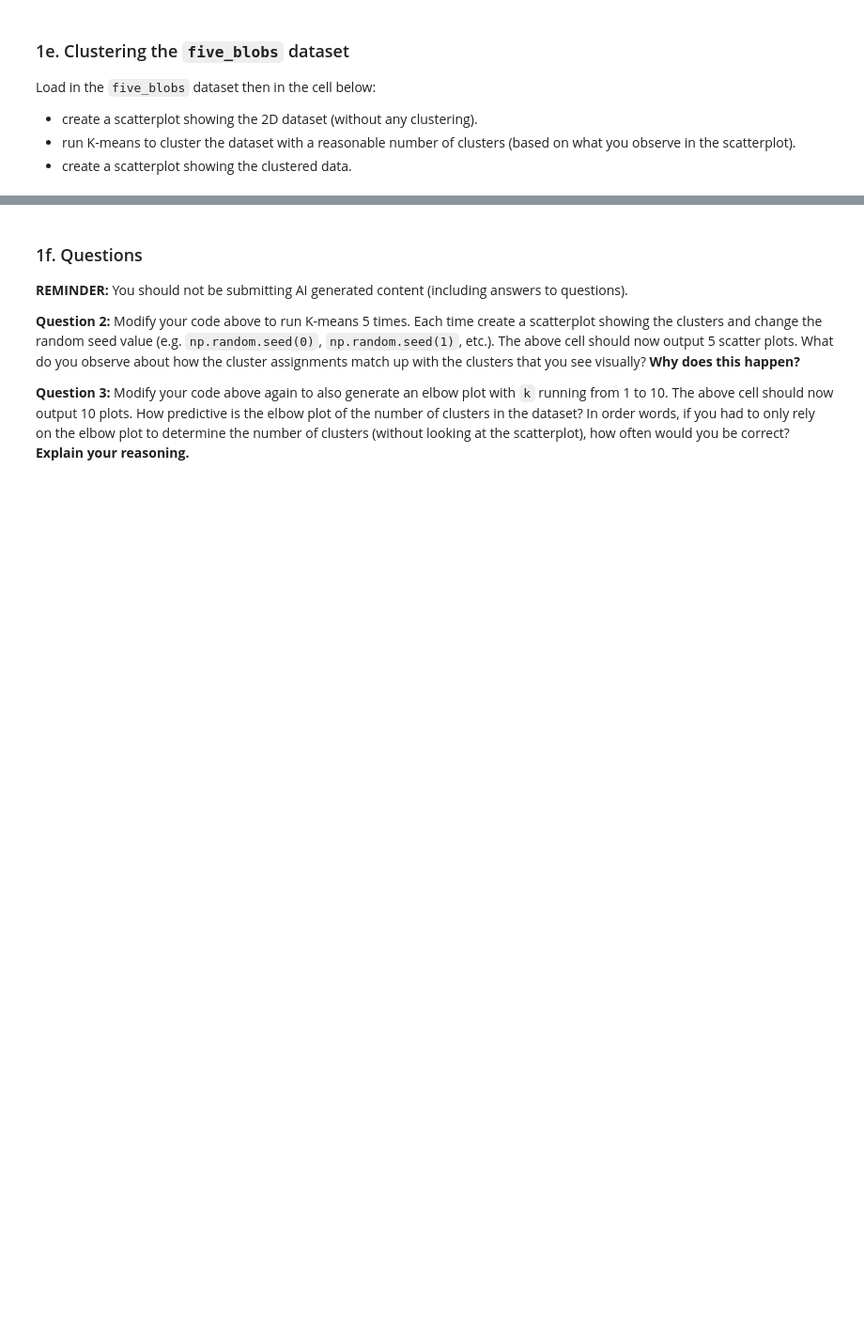
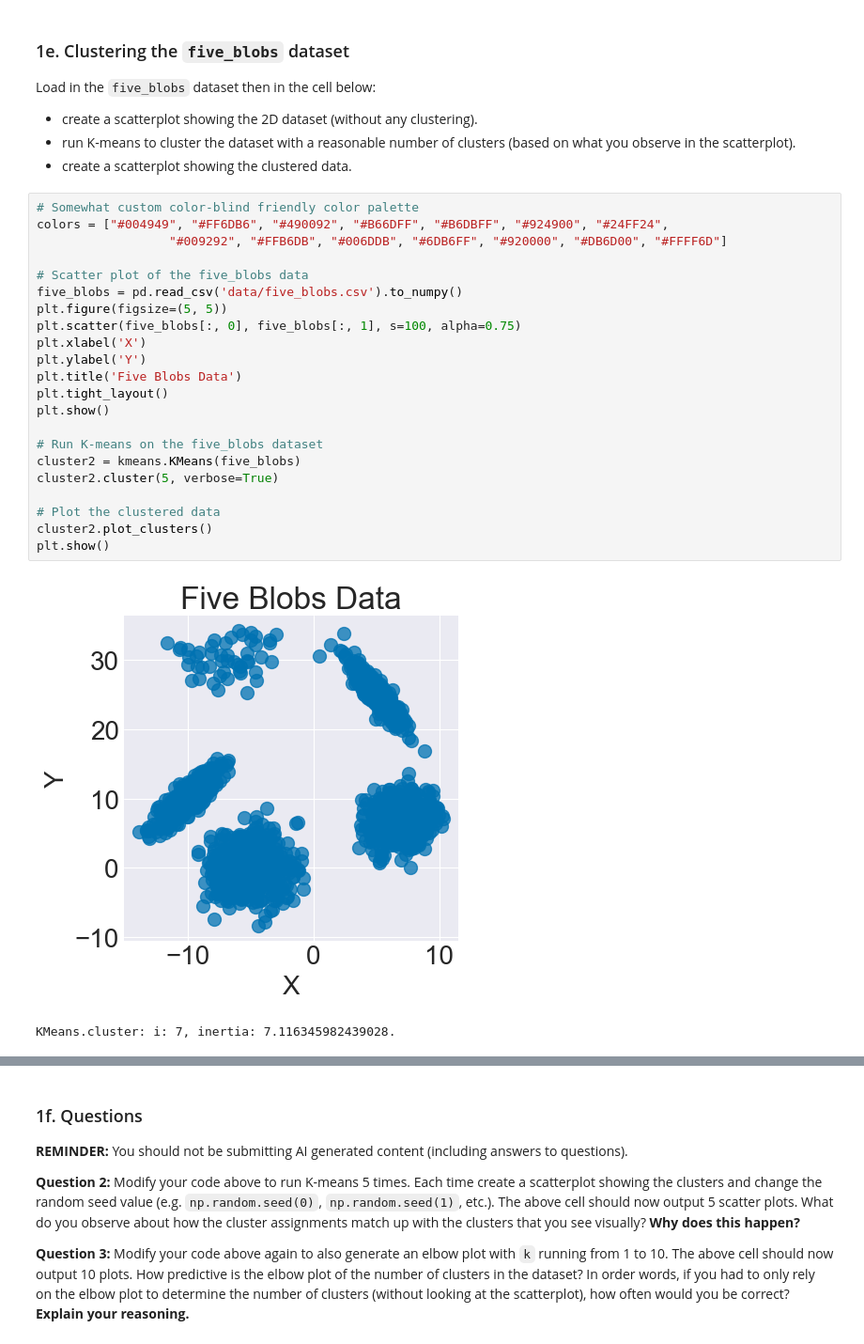
Before and after one commit to schiffinor/dataVisualization, a Jupyter notebook: Project5/kmeans.ipynb, the cells around one changed output, grey strips where cells are left out. Shown at 94% size. Saved outputs shown, nothing was run; the diff lists cells and outputs as text; blank space fills up the shorter version.

```diff
--- a/Project5/kmeans.ipynb
+++ b/Project5/kmeans.ipynb
@@ -194,3 +296,28 @@ Load in the `five_blobs` dataset then in the cell below:
 - create a scatterplot showing the 2D dataset (without any clustering).
 - run K-means to cluster the dataset with a reasonable number of clusters (based on what you observe in the scatterplot).
 - create a scatterplot showing the clustered data.
+# %%
+# Somewhat custom color-blind friendly color palette
+colors = ["#004949", "#FF6DB6", "#490092", "#B66DFF", "#B6DBFF", "#924900", "#24FF24",
+                  "#009292", "#FFB6DB", "#006DDB", "#6DB6FF", "#920000", "#DB6D00", "#FFFF6D"]
+
+# Scatter plot of the five_blobs data
+five_blobs = pd.read_csv('data/five_blobs.csv').to_numpy()
+plt.figure(figsize=(5, 5))
+plt.scatter(five_blobs[:, 0], five_blobs[:, 1], s=100, alpha=0.75)
+plt.xlabel('X')
+plt.ylabel('Y')
+plt.title('Five Blobs Data')
+plt.tight_layout()
+plt.show()
+
+# Run K-means on the five_blobs dataset
+cluster2 = kmeans.KMeans(five_blobs)
+cluster2.cluster(5, verbose=True)
+
+# Plot the clustered data
+cluster2.plot_clusters()
+plt.show()
+# %% [output]
+[figure, added]
+KMeans.cluster: i: 7, inertia: 7.116345982439028.
```
Also changed, not shown: parts of 26 cells of this notebook, 14 other files.
